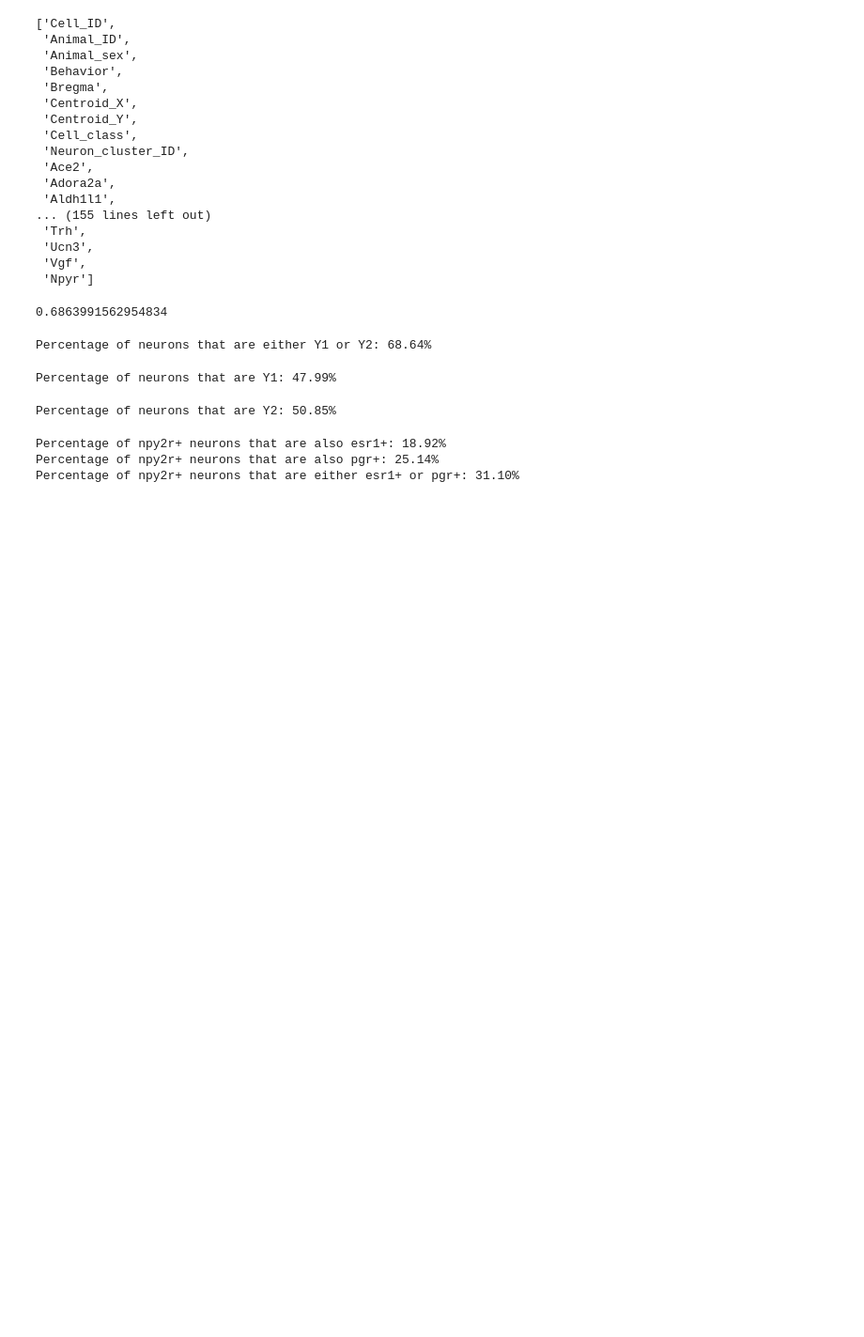
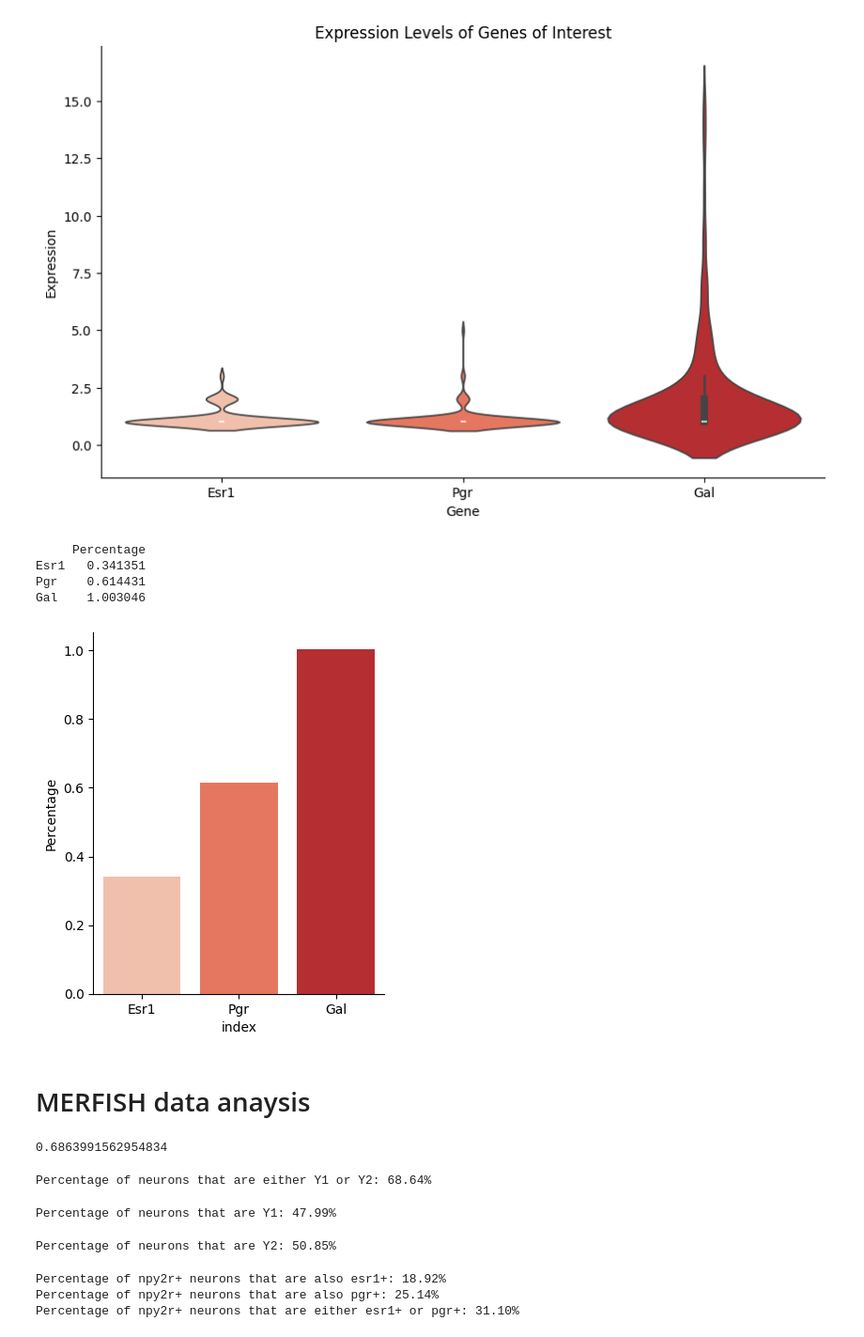
Before and after one commit to FrancisCrickInstitute/negative_parental_switch, a Jupyter notebook: NPW_hormone/transcriptormics _merfish/merfish_analysis.ipynb, the cells around one changed output. Shown: that part at 94% size. Cells and saved outputs as stored; diff of their text form; code cells hidden in the pictures; blank space fills up the shorter version.

```diff
--- a/NPW_hormone/transcriptormics _merfish/merfish_analysis.ipynb
+++ b/NPW_hormone/transcriptormics _merfish/merfish_analysis.ipynb
@@ -8,27 +370,21 @@ import seaborn as sns
+# %%
+genes_of_interest = ['Esr1', 'Pgr', 'Gal']
+
+plot_gene_expression(neuron_data, genes_of_interest)
+plot_percentage_expressed(neuron_data, genes_of_interest)
+# %% [output]
+[figure, added]
+     Percentage
+Esr1   0.341351
+Pgr    0.614431
+Gal    1.003046
+[figure, added]
+# %% [markdown]
+# MERFISH data anaysis
 # %%
 df = pd.read_feather('merfish.feather')
 # %%
 test = df
-# %%
-test.columns.tolist()
-# %% [output]
-['Cell_ID',
- 'Animal_ID',
- 'Animal_sex',
- 'Behavior',
- 'Bregma',
- 'Centroid_X',
- 'Centroid_Y',
- 'Cell_class',
- 'Neuron_cluster_ID',
- 'Ace2',
- 'Adora2a',
- 'Aldh1l1',
-... (155 lines left out)
- 'Trh',
- 'Ucn3',
- 'Vgf',
- 'Npyr']
 # %%
 test['Npyr'] = test.Npy1r + test.Npy2r
 print(test[test.Npyr>0].shape[0]/test.shape[0])
```
Also changed, not shown: parts of 17 cells of this notebook, 7 other files.
